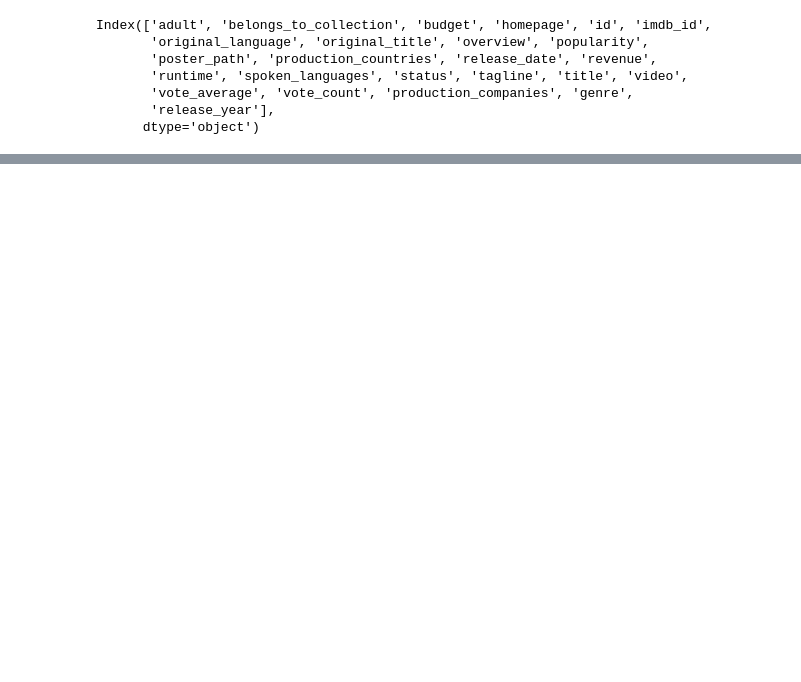
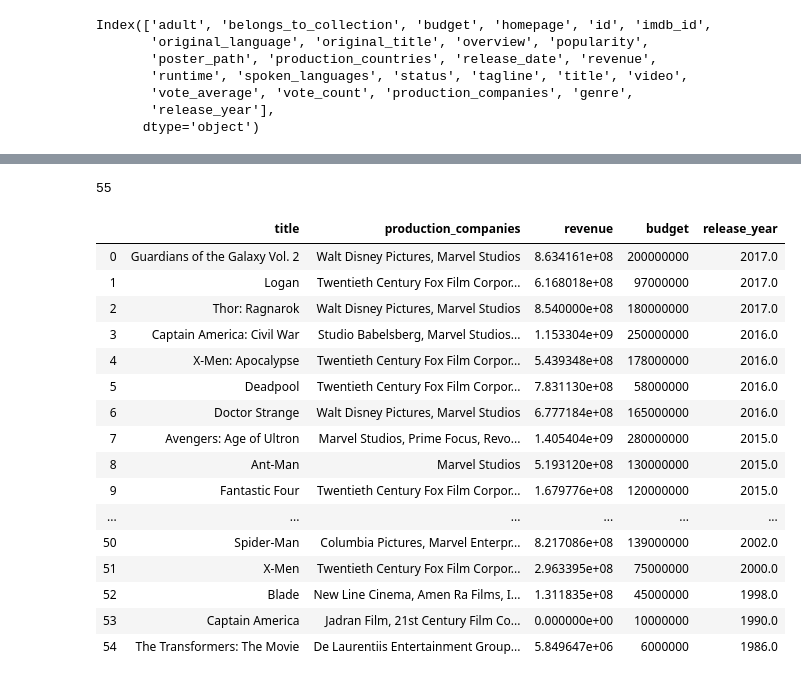
Before and after one commit to Lea-Loustaunau/Project-2, a Jupyter notebook: Yearly Production Studio Spend.ipynb, the cells around one changed output, grey strips where cells are left out. Cells and saved outputs as stored; diff of their text form; code cells hidden in the pictures; blank space fills up the shorter version.

```diff
--- a/Yearly Production Studio Spend.ipynb
+++ b/Yearly Production Studio Spend.ipynb
@@ -89,0 +179,2 @@ production = df[["title","release_year","budget","revenue","production_companies
+# %%
+Marvel = production[production['production_companies'].str.contains('Marvel')]
@@ -89,0 +185,2 @@ production = df[["title","release_year","budget","revenue","production_companies
+# %%
+sort_year = Marvel.sort_values(by = ["release_year"],ascending = False)
@@ -89,0 +211,24 @@ production = df[["title","release_year","budget","revenue","production_companies
+# %%
+len(top_ten)
+# %% [output]
+55
+# %%
+top_ten.reset_index(level='title')
+# %% [output]
+|  | title | production_companies | revenue | budget | release_year |
+| 0 | Guardians of the Galaxy Vol. 2 | Walt Disney Pictures, Marvel Studios | 8.634161e+08 | 200000000 | 2017.0 |
+| 1 | Logan | Twentieth Century Fox Film Corpor... | 6.168018e+08 | 97000000 | 2017.0 |
+| 2 | Thor: Ragnarok | Walt Disney Pictures, Marvel Studios | 8.540000e+08 | 180000000 | 2017.0 |
+| 3 | Captain America: Civil War | Studio Babelsberg, Marvel Studios... | 1.153304e+09 | 250000000 | 2016.0 |
+| 4 | X-Men: Apocalypse | Twentieth Century Fox Film Corpor... | 5.439348e+08 | 178000000 | 2016.0 |
+| 5 | Deadpool | Twentieth Century Fox Film Corpor... | 7.831130e+08 | 58000000 | 2016.0 |
+| 6 | Doctor Strange | Walt Disney Pictures, Marvel Studios | 6.777184e+08 | 165000000 | 2016.0 |
+| 7 | Avengers: Age of Ultron | Marvel Studios, Prime Focus, Revo... | 1.405404e+09 | 280000000 | 2015.0 |
+| 8 | Ant-Man | Marvel Studios | 5.193120e+08 | 130000000 | 2015.0 |
+| 9 | Fantastic Four | Twentieth Century Fox Film Corpor... | 1.679776e+08 | 120000000 | 2015.0 |
+| ... | ... | ... | ... | ... | ... |
+| 50 | Spider-Man | Columbia Pictures, Marvel Enterpr... | 8.217086e+08 | 139000000 | 2002.0 |
+| 51 | X-Men | Twentieth Century Fox Film Corpor... | 2.963395e+08 | 75000000 | 2000.0 |
+| 52 | Blade | New Line Cinema, Amen Ra Films, I... | 1.311835e+08 | 45000000 | 1998.0 |
+| 53 | Captain America | Jadran Film, 21st Century Film Co... | 0.000000e+00 | 10000000 | 1990.0 |
+| 54 | The Transformers: The Movie | De Laurentiis Entertainment Group... | 5.849647e+06 | 6000000 | 1986.0 |
```
Also changed, not shown: parts of 21 cells of this notebook.
